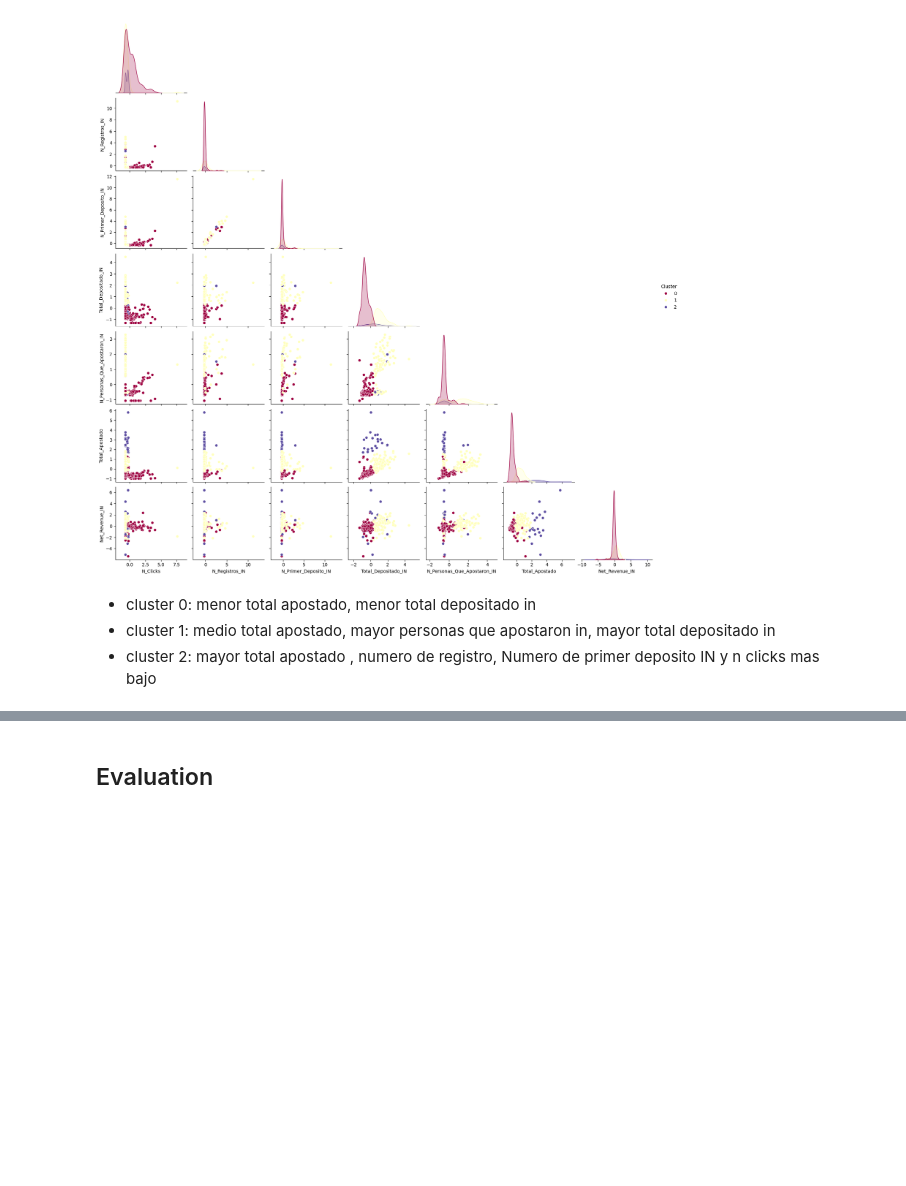
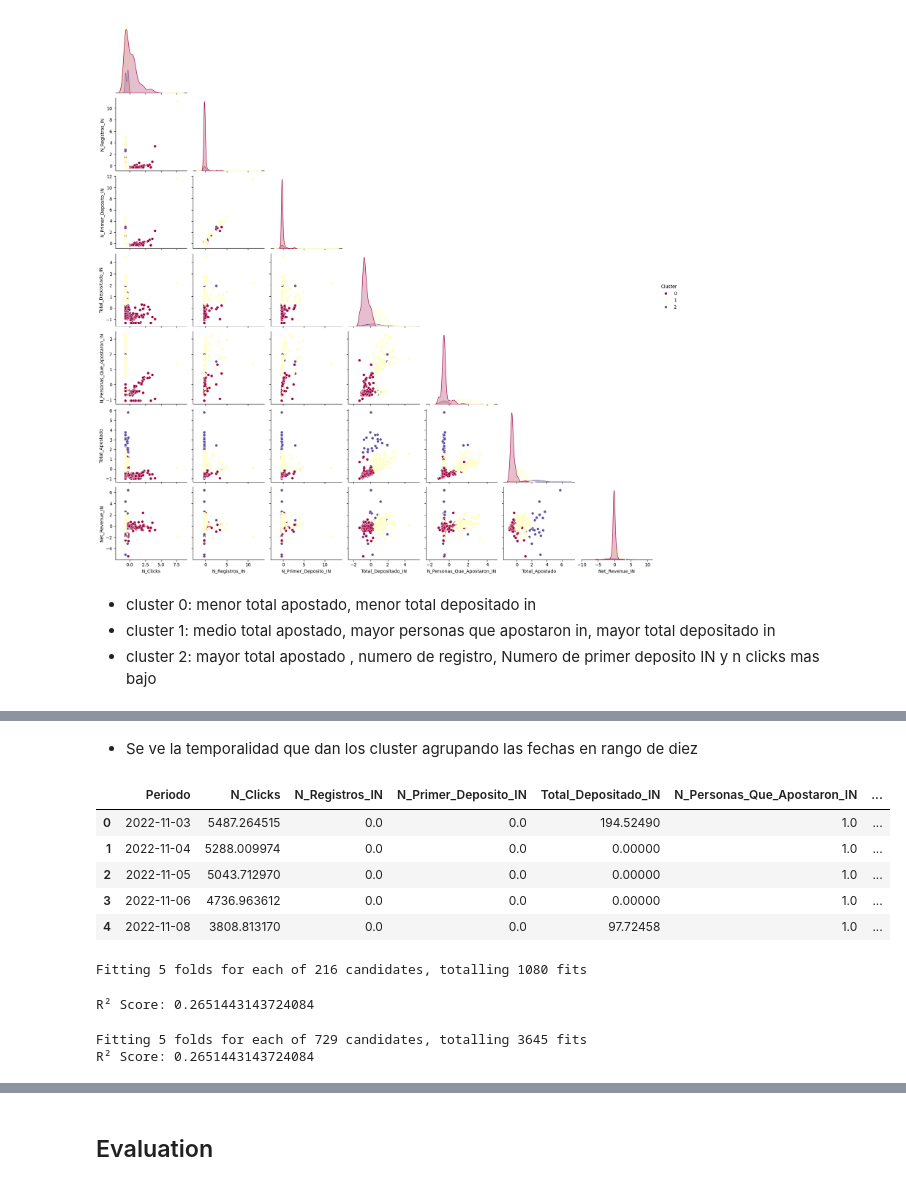
Before and after one commit to JuanParraG/datare, a Jupyter notebook: code.ipynb, the cells around one changed output, grey strips where cells are left out. Saved outputs shown, nothing was run; the diff lists cells and outputs as text; code cells hidden in the pictures; blank space fills up the shorter version.

```diff
--- a/code.ipynb
+++ b/code.ipynb
@@ -801,0 +792,40 @@ R² Score: -0.016530443932083694
+# %% [markdown]
+<ul>
+<li>Se ve la temporalidad que dan los cluster agrupando las fechas en rango de diez
+# %%
+# Generamos un peso para temporalidad teniendo en cuenta la cantidad de datos agrupados de a 10 por clouster
+data_n = data_end.copy()
+data_n['Periodo'] = pd.to_datetime(data_n['Periodo'])
+data_n['day'] = data_n['Periodo'].dt.dayofyear
+
+def obtener_intervalos_y_mapear(data, cluster):
+    query = f"""
+    SELECT (day - 1) / 10 * 10 + 1 AS intervalo_inicio,
+           CASE
+               WHEN ((day - 1) / 10 * 10 + 10) > 365 THEN 365
+               ELSE ((day - 1) / 10 * 10 + 10)
+           END AS intervalo_fin,
+           COUNT(day) AS Peso
+    FROM data_n
+    WHERE Cluster = {cluster}
+    GROUP BY (day - 1) / 10
+    ORDER BY intervalo_inicio
+    """
+    intervalos = sqldf(query)
+    data_cluster = data[data['Cluster'] == cluster].copy()
+    data_cluster['Peso'] = 0
+    for _, row in intervalos.iterrows():
+        inicio, fin, Peso = row['intervalo_inicio'], row['intervalo_fin'], row['Peso']
+        data_cluster.loc[(data_cluster['day'] >= inicio) & (data_cluster['day'] <= fin), 'Peso'] = Peso
+    return data_cluster
+
+
+data_final = pd.concat([obtener_intervalos_y_mapear(data_n, i) for i in range(3)])
+data_final.head()
+# %% [output]
+|  | Periodo | N_Clicks | N_Registros_IN | N_Primer_Deposito_IN | Total_Depositado_IN | N_Personas_Que_Apostaron_IN | ... |
+| 0 | 2022-11-03 | 5487.264515 | 0.0 | 0.0 | 194.52490 | 1.0 | ... |
+| 1 | 2022-11-04 | 5288.009974 | 0.0 | 0.0 | 0.00000 | 1.0 | ... |
+| 2 | 2022-11-05 | 5043.712970 | 0.0 | 0.0 | 0.00000 | 1.0 | ... |
+| 3 | 2022-11-06 | 4736.963612 | 0.0 | 0.0 | 0.00000 | 1.0 | ... |
+| 4 | 2022-11-08 | 3808.813170 | 0.0 | 0.0 | 97.72458 | 1.0 | ... |
@@ -801,0 +848,39 @@ R² Score: -0.016530443932083694
+# %%
+rf = RandomForestRegressor(random_state=42)
+param_grid_rf = {
+    'n_estimators': [100, 200, 300],
+    'max_features': ['sqrt', 'log2'],
+    'max_depth': [10, 20, 30, 40],
+    'min_samples_split': [2, 5, 10],
+    'min_samples_leaf': [1, 2, 4]
+}
+grid_search_rf = GridSearchCV(estimator=rf, param_grid=param_grid_rf, cv=5, n_jobs=-1, verbose=2, scoring='r2')
+grid_search_rf.fit(X_train, y_train, sample_weight=weights_train )
+best_rf = grid_search_rf.best_estimator_
+y_pred_rf = best_rf.predict(X_test)
+
+r2_svr = r2_score(y_test, y_pred_rf)
+print(f"R² Score: {r2_rf}")
+# %% [output]
+Fitting 5 folds for each of 216 candidates, totalling 1080 fits
+R² Score: 0.2651443143724084
+# %%
+xgbr = XGBRegressor(random_state=42)
+param_grid_xgbr = {
+    'n_estimators': [100, 200, 300],
+    'learning_rate': [0.01, 0.1, 0.2],
+    'max_depth': [3, 6, 9],
+    'min_child_weight': [1, 3, 5],
+    'subsample': [0.8, 0.9, 1.0],
+    'colsample_bytree': [0.8, 0.9, 1.0]
+}
+grid_search_xgbr = GridSearchCV(estimator=xgbr, param_grid=param_grid_xgbr, cv=5, n_jobs=-1, verbose=2, scoring='r2')
+grid_search_xgbr.fit(X_train, y_train, sample_weight=weights_train)
+best_xgbr = grid_search_xgbr.best_estimator_
+y_pred_xgbr = best_xgbr.predict(X_test)
+
+r2_svr = r2_score(y_test, y_pred_xgbr)
+print(f"R² Score: {r2_rf}")
+# %% [output]
+Fitting 5 folds for each of 729 candidates, totalling 3645 fits
+R² Score: 0.2651443143724084
```
Also changed, not shown: parts of 35 cells of this notebook.
